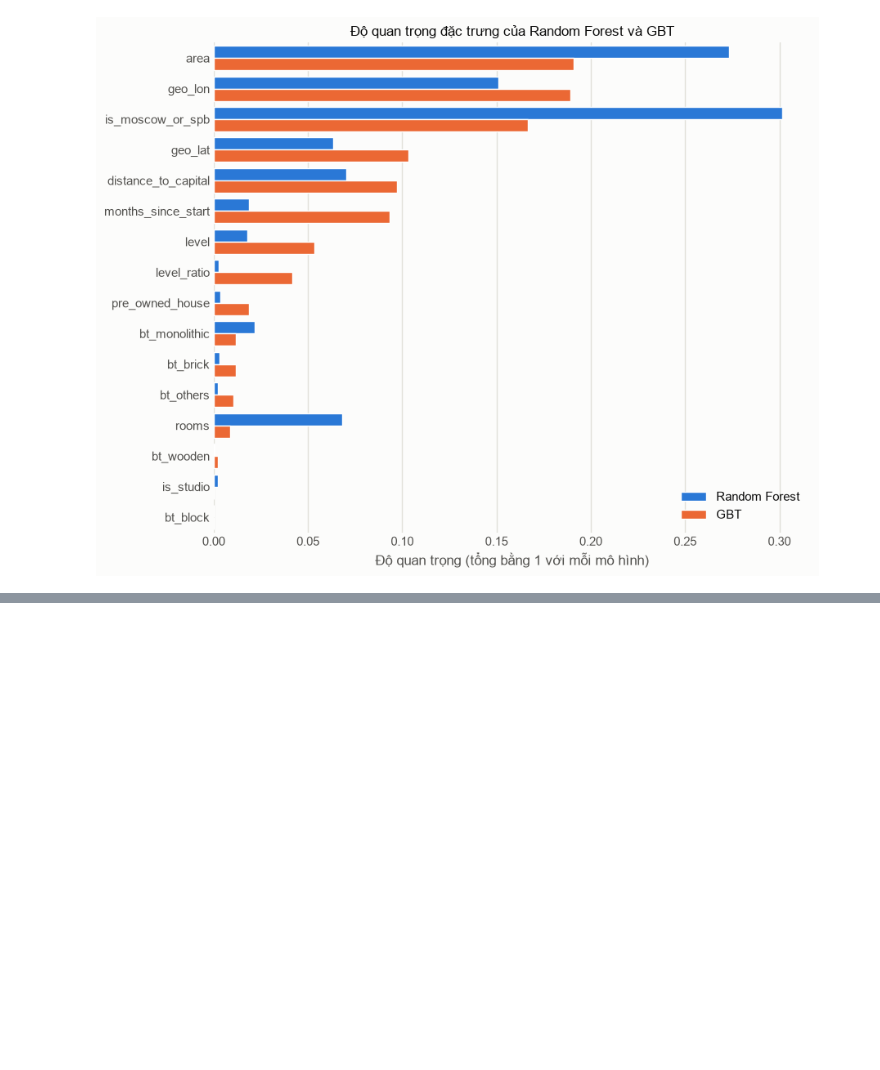
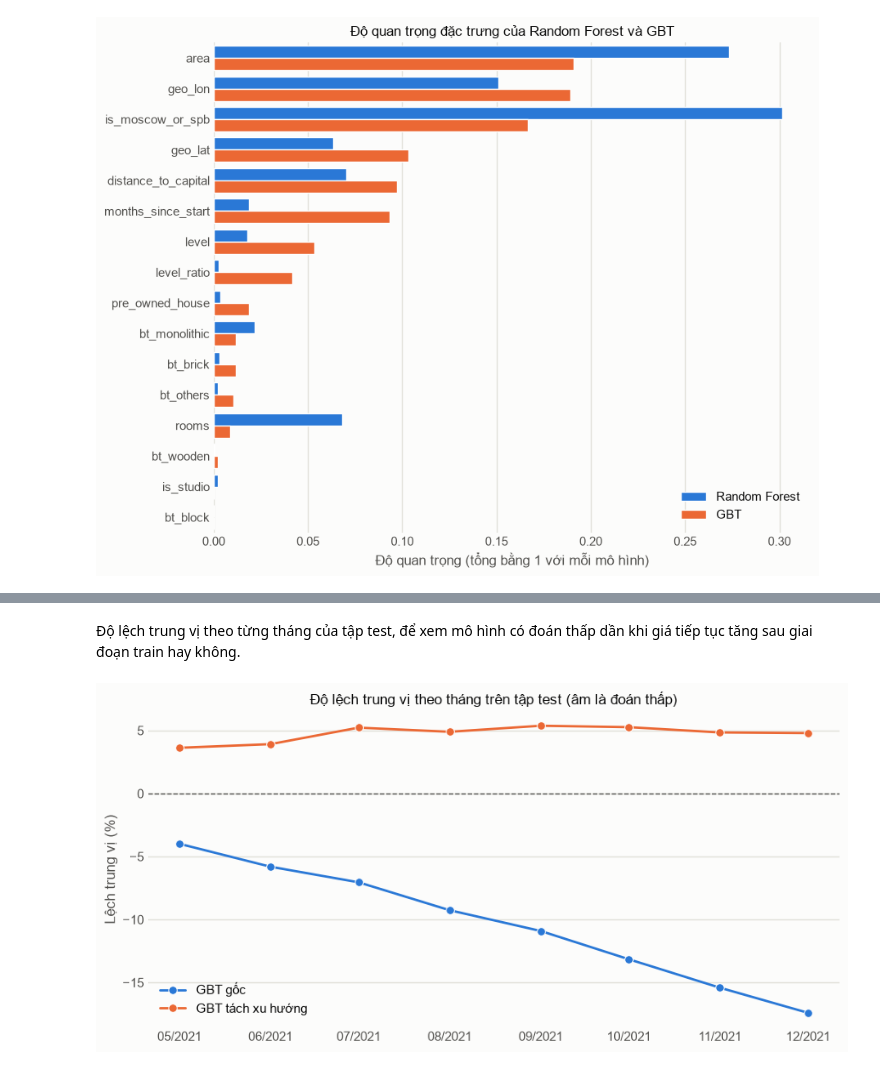
Before and after one commit to thiennguyen37-qn/Russian_Real_Estate, a Jupyter notebook: notebooks/04_modeling.ipynb, the cells around one changed output, grey strips where cells are left out. Drawn from its saved outputs; the diff is of its cells as text; code cells hidden in the pictures; blank space fills up the shorter version.

Commit message:
Update modelling

```diff
--- a/notebooks/04_modeling.ipynb
+++ b/notebooks/04_modeling.ipynb
@@ -125,0 +209,17 @@ plt.show()
+# %%
+idx_df = spark.createDataFrame([(m, float(v)) for m, v in enumerate(month_index)], ["months_since_start", "month_idx"])
+train_resid = (train_gbt.join(F.broadcast(idx_df), "months_since_start")
+                        .withColumn("resid", F.col("label") - F.col("month_idx")))
+
+def gbt_pipeline(features, label):
+    return Pipeline(stages=[
+        StringIndexer(inputCol="province", outputCol="province_idx", handleInvalid="keep"),
+        VectorAssembler(inputCols=features + ["province_idx"], outputCol="features"),
+        GBTRegressor(featuresCol="features", labelCol=label, maxIter=30, maxDepth=6, maxBins=128, seed=42)])
+
+gbt_models = {}
+for name, features, label, data in [("GBT gốc", FEATS + ["months_since_start"], "label", train_gbt),
+                                    ("GBT tách xu hướng", FEATS, "resid", train_resid)]:
+    t0 = time.time()
+    gbt_models[name] = gbt_pipeline(features, label).fit(data)
+    print(f"{name}: xong sau {time.time() - t0:.0f}s")
@@ -125,0 +231,6 @@ plt.show()
+# %%
+trend = F.lit(float(intercept)) + F.lit(float(slope)) * F.col("months_since_start")
+pred_log = {"GBT gốc": F.col("prediction"), "GBT tách xu hướng": F.col("prediction") + trend}
+predictions = {name: gbt_models[name].transform(test_gbt)
+                         .select("months_since_start", "price", F.exp(pred_log[name]).alias("pred_price")).cache()
+               for name in gbt_models}
@@ -125,0 +264,25 @@ plt.show()
+# %% [markdown]
+Độ lệch trung vị theo từng tháng của tập test, để xem mô hình có đoán thấp dần khi giá tiếp tục tăng sau giai đoạn train hay không.
+# %%
+monthly_bias = pd.concat([
+    pred.groupBy("months_since_start")
+        .agg((100 * (F.percentile_approx(F.col("pred_price") / F.col("price"), 0.5, 10000) - 1)).alias("Lệch trung vị (%)"))
+        .toPandas().assign(**{"Mô hình": name})
+    for name, pred in predictions.items()]).sort_values("months_since_start")
+monthly_bias["Tháng"] = monthly_bias["months_since_start"].map(to_date)
+
+fig, ax = plt.subplots(figsize=(9, 4.5))
+sns.lineplot(data=monthly_bias, x="Tháng", y="Lệch trung vị (%)", hue="Mô hình", hue_order=list(predictions),
+             palette={"GBT gốc": "#2a78d6", "GBT tách xu hướng": "#eb6834"}, linewidth=2, marker="o", markersize=7, ax=ax)
+ax.axhline(0, color="#52514e", linewidth=1, linestyle="--")
+ax.xaxis.set_major_formatter(mdates.DateFormatter("%m/%Y"))
+ax.set(xlabel=None, title="Độ lệch trung vị theo tháng trên tập test (âm là đoán thấp)")
+ax.legend(title=None, frameon=False, loc="lower left")
+ax.grid(axis="y", linewidth=1)
+ax.set_axisbelow(True)
+ax.tick_params(length=0)
+sns.despine(left=True, bottom=True)
+plt.tight_layout()
+plt.show()
+# %% [output]
+[figure, added]
```
Also changed, not shown: parts of 29 cells of this notebook.
